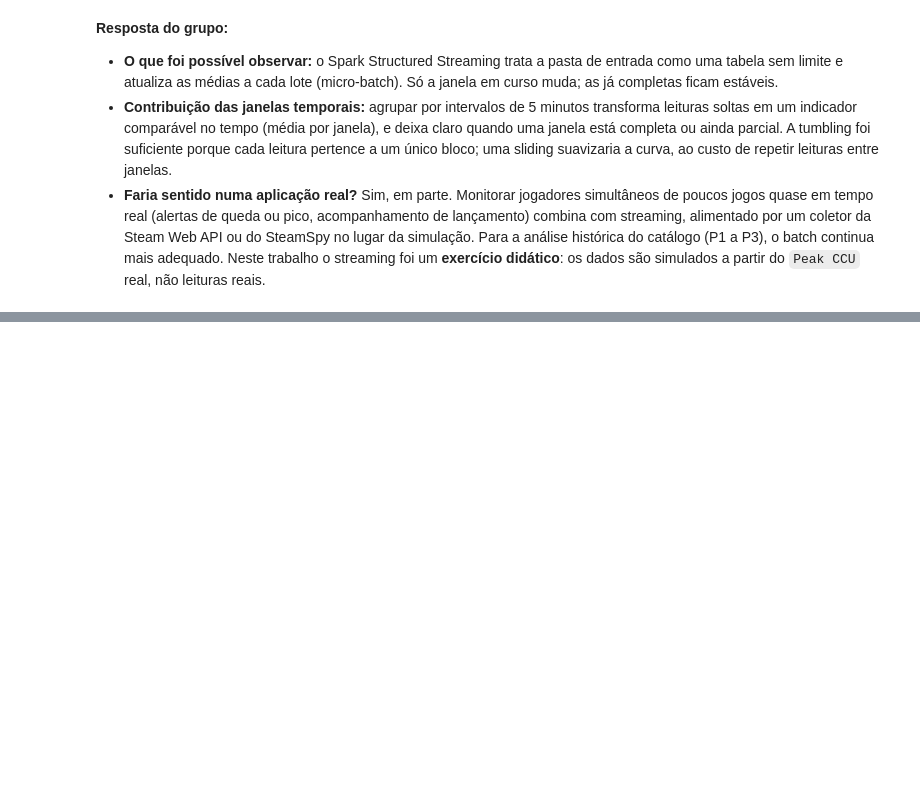
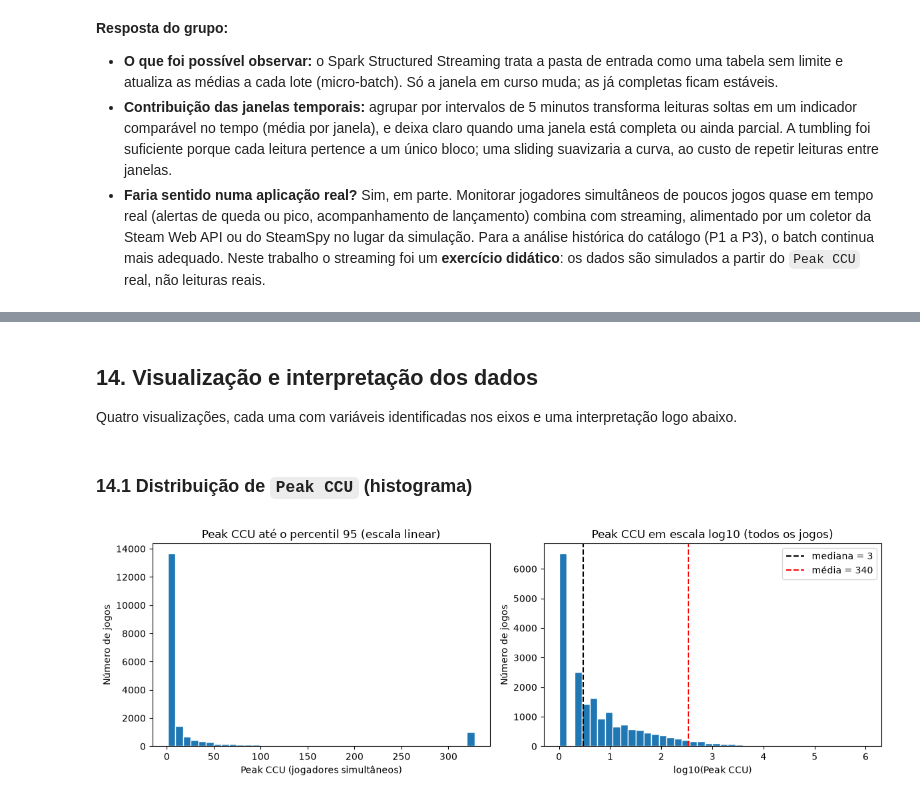
Before and after one commit to LucasStop/pjbl-steam-analytics, a Jupyter notebook: Notebooks/projeto_data_analytics.ipynb, the cells around one changed output, grey strips where cells are left out. Drawn from its saved outputs; the diff is of its cells as text; code cells hidden in the pictures; blank space fills up the shorter version.

```diff
--- a/Notebooks/projeto_data_analytics.ipynb
+++ b/Notebooks/projeto_data_analytics.ipynb
@@ -516,0 +535,24 @@ Na última resposta, o grupo pode reconhecer que o streaming foi utilizado apena
+# %%
+import matplotlib.pyplot as plt
+import numpy as np
+
+# Universo do RA3: jogos com telemetria de Peak CCU (> 0), como definido no RA1
+com_ccu = df_limpo[df_limpo["Peak CCU"] > 0].copy()
+variaveis = ["Price", "Peak CCU", "Metacritic score", "owners_avg"]
+for coluna in variaveis:  # dtypes anuláveis do pandas 3 (pd.NA) não suportam skew(): converte para float com NaN
+    com_ccu[coluna] = com_ccu[coluna].to_numpy(dtype="float64", na_value=np.nan)
+
+desc = com_ccu[variaveis].agg(["count", "mean", "median", "std", "min", "max"]).T
+desc["amplitude"] = desc["max"] - desc["min"]
+desc["q1"] = com_ccu[variaveis].quantile(0.25)
+desc["q3"] = com_ccu[variaveis].quantile(0.75)
+desc["p95"] = com_ccu[variaveis].quantile(0.95)
+desc["assimetria"] = com_ccu[variaveis].skew()
+display(desc.round(2))
+
+# Média vs mediana e concentração: quanto a cauda longa distorce a "média típica"
+razao = (desc["mean"] / desc["median"]).rename("média / mediana")
+display(razao.round(1).to_frame())
+top1 = com_ccu["Peak CCU"].nlargest(int(len(com_ccu) * 0.01)).sum() / com_ccu["Peak CCU"].sum()
+print(f"{len(com_ccu):,} jogos com Peak CCU > 0; o 1% mais jogado concentra {top1:.1%} da soma de Peak CCU.")
+print(f"Jogos gratuitos no universo: {(com_ccu['Price'] == 0).mean():.1%}. Metacritic disponível em {com_ccu['Metacritic score'].notna().mean():.1%}.")
@@ -516,0 +579,19 @@ Na última resposta, o grupo pode reconhecer que o streaming foi utilizado apena
+# %% [markdown]
+## 14. Visualização e interpretação dos dados
+
+Quatro visualizações, cada uma com variáveis identificadas nos eixos e uma interpretação logo abaixo.
+# %% [markdown]
+### 14.1 Distribuição de `Peak CCU` (histograma)
+# %%
+fig, eixos = plt.subplots(1, 2, figsize=(12, 4))
+eixos[0].hist(com_ccu["Peak CCU"].clip(upper=com_ccu["Peak CCU"].quantile(0.95)), bins=40, edgecolor="white")
+eixos[0].set(title="Peak CCU até o percentil 95 (escala linear)", xlabel="Peak CCU (jogadores simultâneos)", ylabel="Número de jogos")
+eixos[1].hist(np.log10(com_ccu["Peak CCU"]), bins=40, edgecolor="white")
+eixos[1].set(title="Peak CCU em escala log10 (todos os jogos)", xlabel="log10(Peak CCU)", ylabel="Número de jogos")
+for linha, rotulo in [(com_ccu["Peak CCU"].median(), "mediana"), (com_ccu["Peak CCU"].mean(), "média")]:
+    eixos[1].axvline(np.log10(linha), color="red" if rotulo == "média" else "black", linestyle="--", label=f"{rotulo} = {linha:,.0f}")
+eixos[1].legend()
+plt.tight_layout()
+plt.show()
+# %% [output]
+[figure, added]
```
Also changed, not shown: parts of 27 cells of this notebook, 2 other files.
